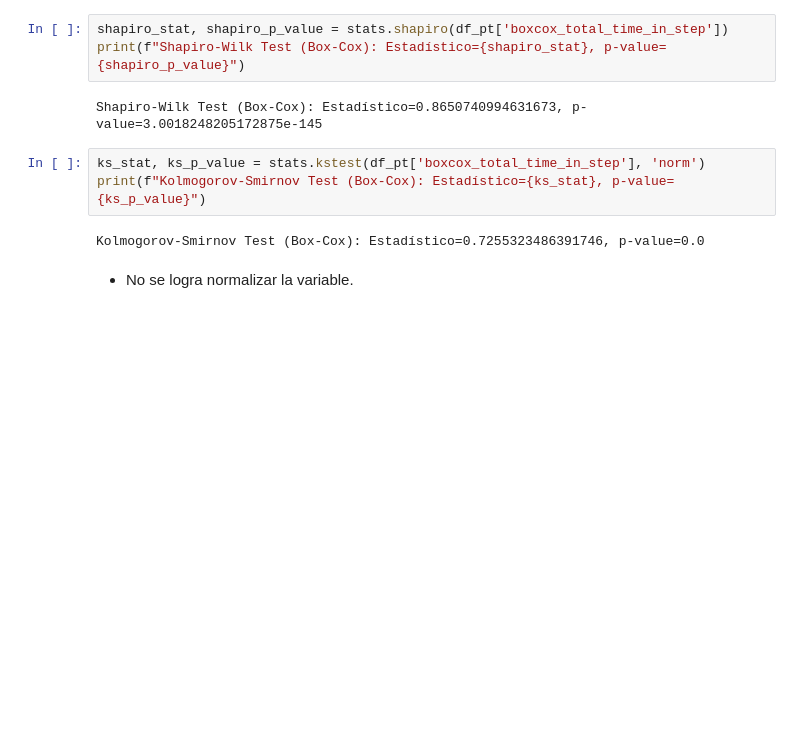
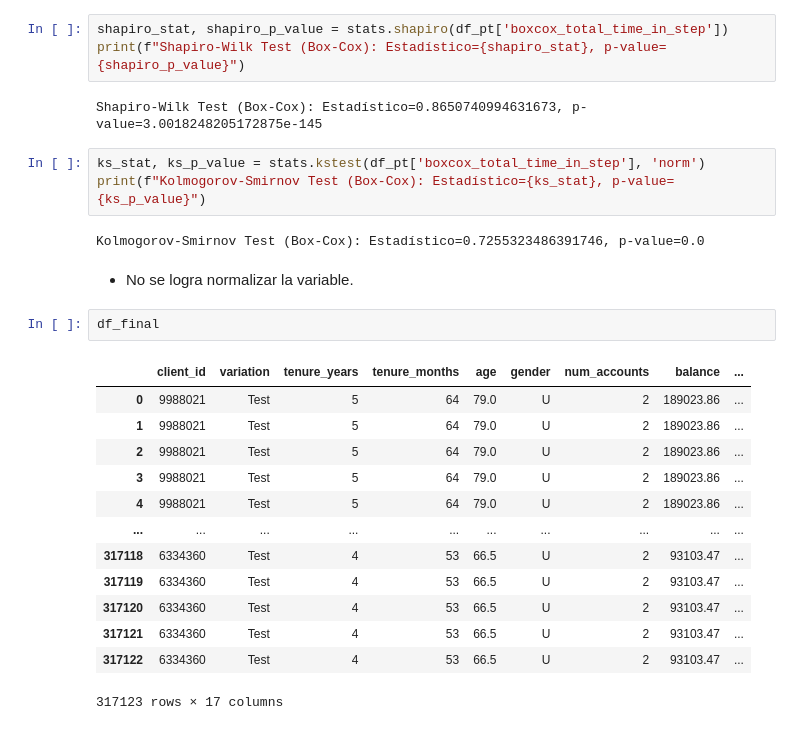
Before and after one commit to adrianlardies/vanguard-ab-test, a Jupyter notebook: main.ipynb, the cells around one changed output. Cells and saved outputs as stored; diff of their text form; blank space fills up the shorter version.

```diff
--- a/main.ipynb
+++ b/main.ipynb
@@ -2574,3 +2574,19 @@ print(f"Kolmogorov-Smirnov Test (Box-Cox): Estadístico={ks_stat}, p-value={ks_p
 Kolmogorov-Smirnov Test (Box-Cox): Estadístico=0.7255323486391746, p-value=0.0
 # %% [markdown]
 - No se logra normalizar la variable.
+# %%
+df_final
+# %% [output]
+|  | client_id | variation | tenure_years | tenure_months | age | gender | num_accounts | balance | ... |
+| 0 | 9988021 | Test | 5 | 64 | 79.0 | U | 2 | 189023.86 | ... |
+| 1 | 9988021 | Test | 5 | 64 | 79.0 | U | 2 | 189023.86 | ... |
+| 2 | 9988021 | Test | 5 | 64 | 79.0 | U | 2 | 189023.86 | ... |
+| 3 | 9988021 | Test | 5 | 64 | 79.0 | U | 2 | 189023.86 | ... |
+| 4 | 9988021 | Test | 5 | 64 | 79.0 | U | 2 | 189023.86 | ... |
+| ... | ... | ... | ... | ... | ... | ... | ... | ... | ... |
+| 317118 | 6334360 | Test | 4 | 53 | 66.5 | U | 2 | 93103.47 | ... |
+| 317119 | 6334360 | Test | 4 | 53 | 66.5 | U | 2 | 93103.47 | ... |
+| 317120 | 6334360 | Test | 4 | 53 | 66.5 | U | 2 | 93103.47 | ... |
+| 317121 | 6334360 | Test | 4 | 53 | 66.5 | U | 2 | 93103.47 | ... |
+| 317122 | 6334360 | Test | 4 | 53 | 66.5 | U | 2 | 93103.47 | ... |
+317123 rows × 17 columns
```
Also changed, not shown: parts of 2 cells of this notebook, 2 other files.
